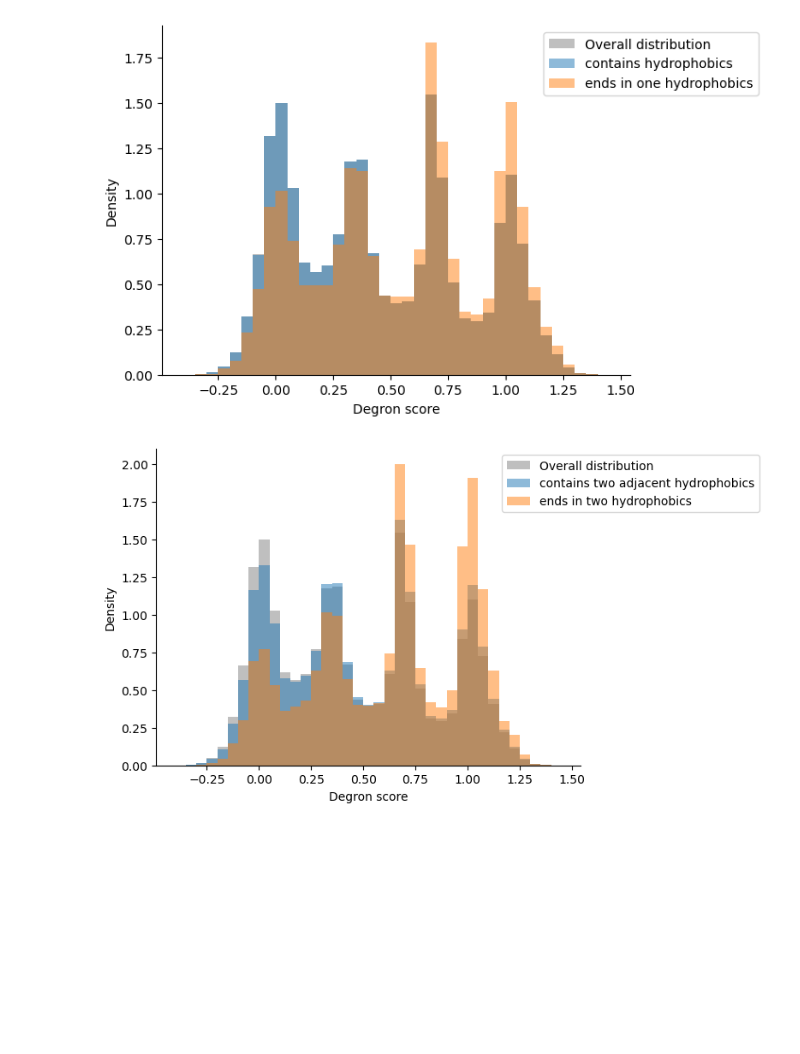
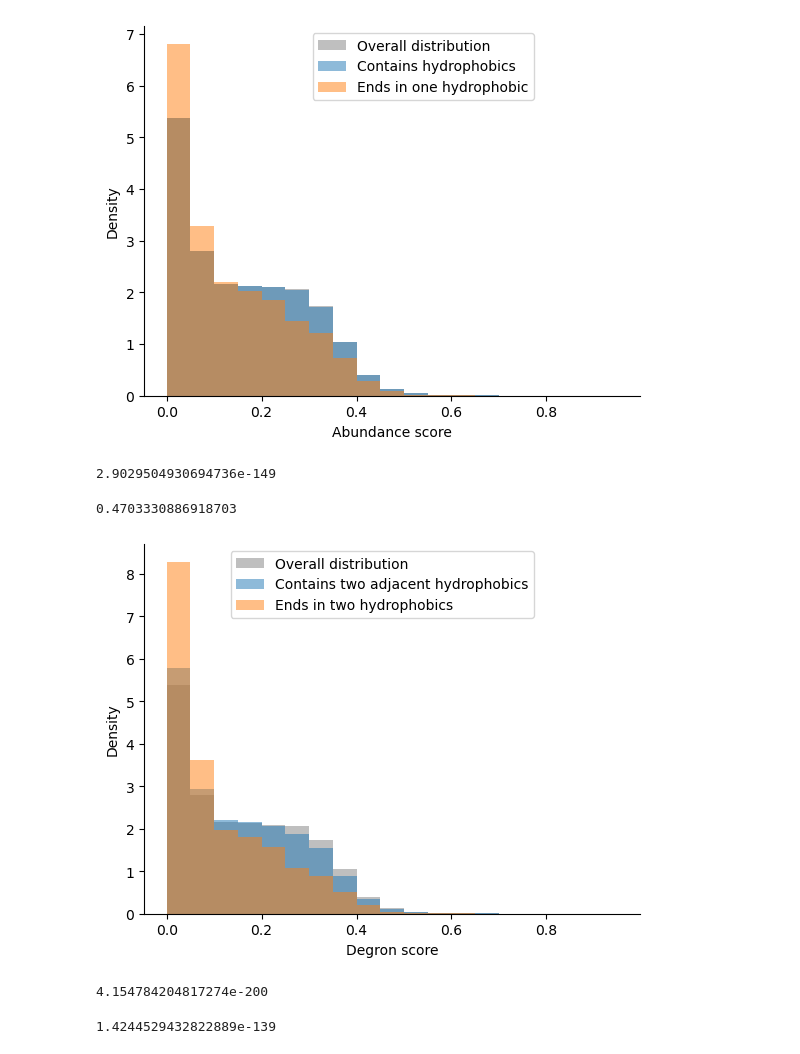
Before and after one commit to staller-lab/NN_interpretability_for_AD_prediction, a Jupyter notebook: scripts/degron_screen_data.ipynb, the cells around one changed output. Drawn from its saved outputs; the diff is of its cells as text; code cells hidden in the pictures; blank space fills up the shorter version.

```diff
--- a/scripts/degron_screen_data.ipynb
+++ b/scripts/degron_screen_data.ipynb
@@ -49,22 +61,38 @@ def contains_one_hydrophobics(seq):
 # %%
-plt.hist(data["degron_score"], density=True, label="Overall distribution",  alpha=0.5, bins=np.arange(-0.4, 1.5, 0.05), color='grey')
+plt.hist(data["abundance_score"], density=True, label="Overall distribution",  alpha=0.5, bins=np.arange(0, 1, 0.05), color='grey')
 
-plt.hist(data[data["contains_hydrophobic"]]["degron_score"], density=True, alpha=0.5, label="contains hydrophobics", bins=np.arange(-0.4, 1.5, 0.05))
-plt.hist(data[data["ends_w_hydrophobic"]]["degron_score"], density=True, alpha=0.5, label="ends in one hydrophobics",  bins=np.arange(-0.4, 1.5, 0.05))
-plt.xlabel("Degron score")
+plt.hist(data[data["contains_hydrophobic"]]["abundance_score"], density=True, alpha=0.5, label="Contains hydrophobics", bins=np.arange(0, 1, 0.05))
+plt.hist(data[data["ends_w_hydrophobic"]]["abundance_score"], density=True, alpha=0.5, label="Ends in one hydrophobic",  bins=np.arange(0, 1, 0.05))
+plt.xlabel("Abundance score")
 plt.ylabel("Density")
 
 plt.legend(bbox_to_anchor=(0.8,1))
 sns.despine()
 
 plt.savefig("../figures/degron_screen_one_hydro.pdf", format='pdf', bbox_inches='tight')
 # %% [output]
-[figure, old version]
+[figure, new version]
+# %%
+from scipy.stats import mannwhitneyu
+group1 = data[data['ends_w_hydrophobic']]['abundance_score'].dropna()
+group2 = data[data['contains_hydrophobic']]['abundance_score'].dropna()
+stat, p = mannwhitneyu(group1, group2, alternative="less")
+p
+# %% [output]
+2.9029504930694736e-149
+# %%
+from scipy.stats import mannwhitneyu
+group1 = data[data['contains_hydrophobic']]['abundance_score'].dropna()
+group2 = data['abundance_score'].dropna()
+stat, p = mannwhitneyu(group1, group2, alternative="less")
+p
+# %% [output]
+0.4703330886918703
 # %%
-plt.hist(data["degron_score"], density=True, label="Overall distribution",  alpha=0.5, bins=np.arange(-0.4, 1.5, 0.05), color='grey')
+plt.hist(data["abundance_score"], density=True, label="Overall distribution",  alpha=0.5, bins=np.arange(0, 1, 0.05), color='grey')
 
-plt.hist(data[data["contains_two_hydrophobic"]]["degron_score"], density=True, alpha=0.5, label="contains two adjacent hydrophobics", bins=np.arange(-0.4, 1.5, 0.05))
-plt.hist(data[data["ends_w_two_hydrophobic"]]["degron_score"], density=True, alpha=0.5, label="ends in two hydrophobics",  bins=np.arange(-0.4, 1.5, 0.05))
+plt.hist(data[data["contains_two_hydrophobic"]]["abundance_score"], density=True, alpha=0.5, label="Contains two adjacent hydrophobics", bins=np.arange(0, 1, 0.05))
+plt.hist(data[data["ends_w_two_hydrophobic"]]["abundance_score"], density=True, alpha=0.5, label="Ends in two hydrophobics",  bins=np.arange(0, 1, 0.05))
 plt.xlabel("Degron score")
 plt.ylabel("Density")
 
@@ -73,5 +101,19 @@ sns.despine()
 
 plt.savefig("../figures/degron_screen_two_hydro.pdf", format='pdf', bbox_inches='tight')
 # %% [output]
-[figure, old version]
+[figure, new version]
+# %%
+group1 = data[data['ends_w_two_hydrophobic']]['abundance_score'].dropna()
+group2 = data['abundance_score'].dropna()
+stat, p = mannwhitneyu(group1, group2, alternative="less")
+p
+# %% [output]
+4.154784204817274e-200
+# %%
+group1 = data[data['ends_w_two_hydrophobic']]['abundance_score'].dropna()
+group2 = data[data['contains_two_hydrophobic']]['abundance_score'].dropna()
+stat, p = mannwhitneyu(group1, group2, alternative="less")
+p
+# %% [output]
+1.4244529432822889e-139
 # %%
```
Also changed, not shown: parts of 24 cells of this notebook, 4 other files.
